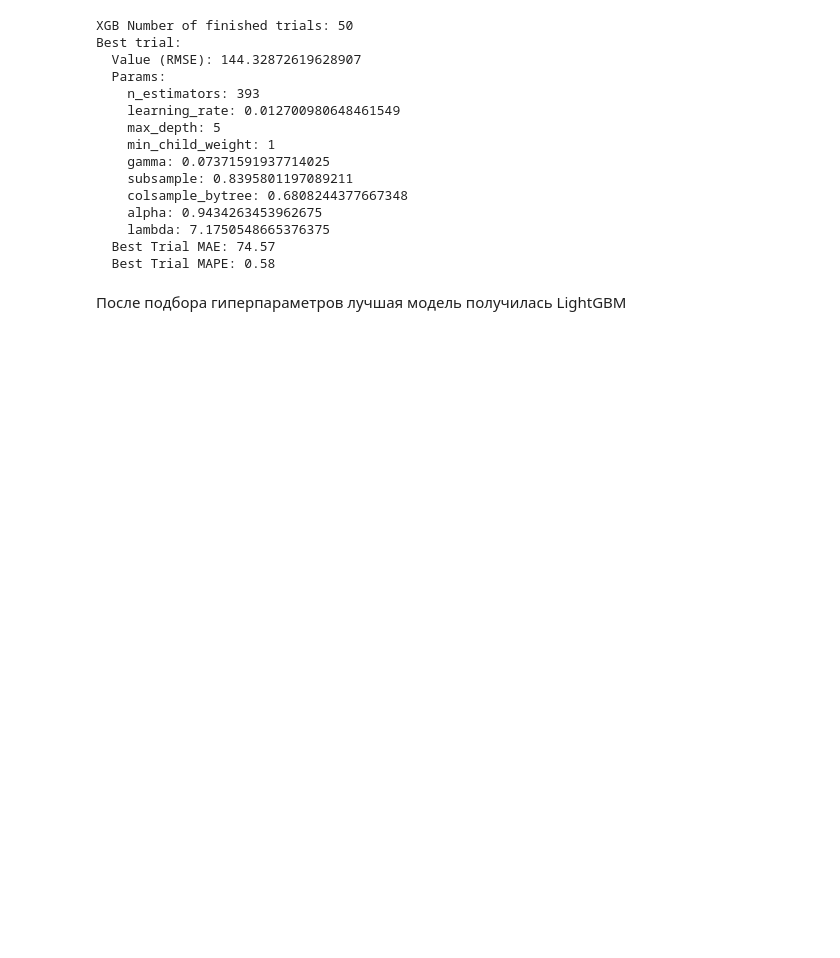
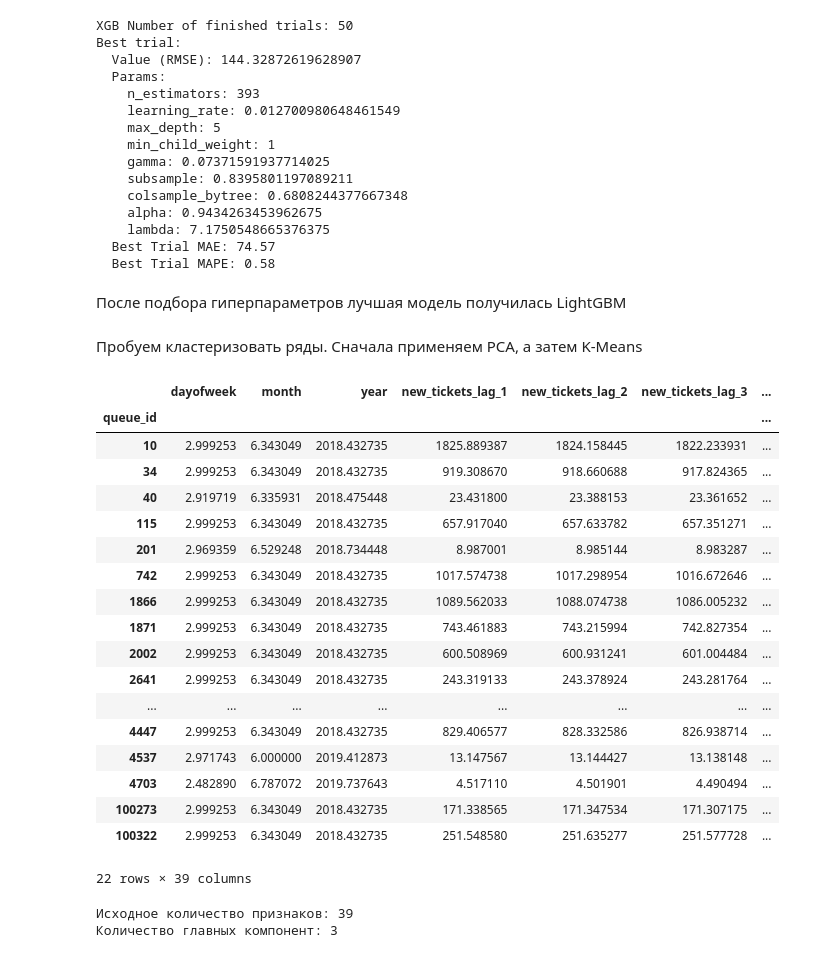
Before and after one commit to TaskGuru-AI/tasks_support_system_ai, a Jupyter notebook: notebooks/TS/extra/ts_checkpoint5.ipynb, the cells around one changed output. Cells and saved outputs as stored; diff of their text form; code cells hidden in the pictures; blank space fills up the shorter version.

```diff
--- a/notebooks/TS/extra/ts_checkpoint5.ipynb
+++ b/notebooks/TS/extra/ts_checkpoint5.ipynb
@@ -1228,3 +1228,33 @@ Best trial:
   Best Trial MAPE: 0.58
 # %% [markdown]
 После подбора гиперпараметров лучшая модель получилась LightGBM
+# %% [markdown]
+Пробуем кластеризовать ряды. Сначала применяем PCA, а затем K-Means
+# %%
+exclude_columns = ['date', 'new_tickets', 'queue_id']
+
+
+clustering_features = [col for col in global_df_top_level_statistics.columns if col not in exclude_columns]
+# %%
+aggregated_features_top_level_df = global_df_top_level_statistics.groupby('queue_id')[clustering_features].mean()
+aggregated_features_top_level_df
+# %% [output]
+|  | dayofweek | month | year | new_tickets_lag_1 | new_tickets_lag_2 | new_tickets_lag_3 | ... |
+| queue_id |  |  |  |  |  |  | ... |
+| 10 | 2.999253 | 6.343049 | 2018.432735 | 1825.889387 | 1824.158445 | 1822.233931 | ... |
+| 34 | 2.999253 | 6.343049 | 2018.432735 | 919.308670 | 918.660688 | 917.824365 | ... |
+| 40 | 2.919719 | 6.335931 | 2018.475448 | 23.431800 | 23.388153 | 23.361652 | ... |
+| 115 | 2.999253 | 6.343049 | 2018.432735 | 657.917040 | 657.633782 | 657.351271 | ... |
+| 201 | 2.969359 | 6.529248 | 2018.734448 | 8.987001 | 8.985144 | 8.983287 | ... |
+| 742 | 2.999253 | 6.343049 | 2018.432735 | 1017.574738 | 1017.298954 | 1016.672646 | ... |
+| 1866 | 2.999253 | 6.343049 | 2018.432735 | 1089.562033 | 1088.074738 | 1086.005232 | ... |
+| 1871 | 2.999253 | 6.343049 | 2018.432735 | 743.461883 | 743.215994 | 742.827354 | ... |
+| 2002 | 2.999253 | 6.343049 | 2018.432735 | 600.508969 | 600.931241 | 601.004484 | ... |
+| 2641 | 2.999253 | 6.343049 | 2018.432735 | 243.319133 | 243.378924 | 243.281764 | ... |
+| ... | ... | ... | ... | ... | ... | ... | ... |
+| 4447 | 2.999253 | 6.343049 | 2018.432735 | 829.406577 | 828.332586 | 826.938714 | ... |
+| 4537 | 2.971743 | 6.000000 | 2019.412873 | 13.147567 | 13.144427 | 13.138148 | ... |
+| 4703 | 2.482890 | 6.787072 | 2019.737643 | 4.517110 | 4.501901 | 4.490494 | ... |
+| 100273 | 2.999253 | 6.343049 | 2018.432735 | 171.338565 | 171.347534 | 171.307175 | ... |
+| 100322 | 2.999253 | 6.343049 | 2018.432735 | 251.548580 | 251.635277 | 251.577728 | ... |
+22 rows × 39 columns
@@ -1230,0 +1266,11 @@ Best trial:
+# %%
+from sklearn.decomposition import PCA
+
+pca = PCA(n_components=0.95, random_state=42)
+principal_components = pca.fit_transform(scaled_features_top_level)
+
+print(f"Исходное количество признаков: {aggregated_features_top_level_df[clustering_features].shape[1]}")
+print(f"Количество главных компонент: {principal_components.shape[1]}")
+# %% [output]
+Исходное количество признаков: 39
+Количество главных компонент: 3
```
Also changed, not shown: parts of 9 cells of this notebook.
